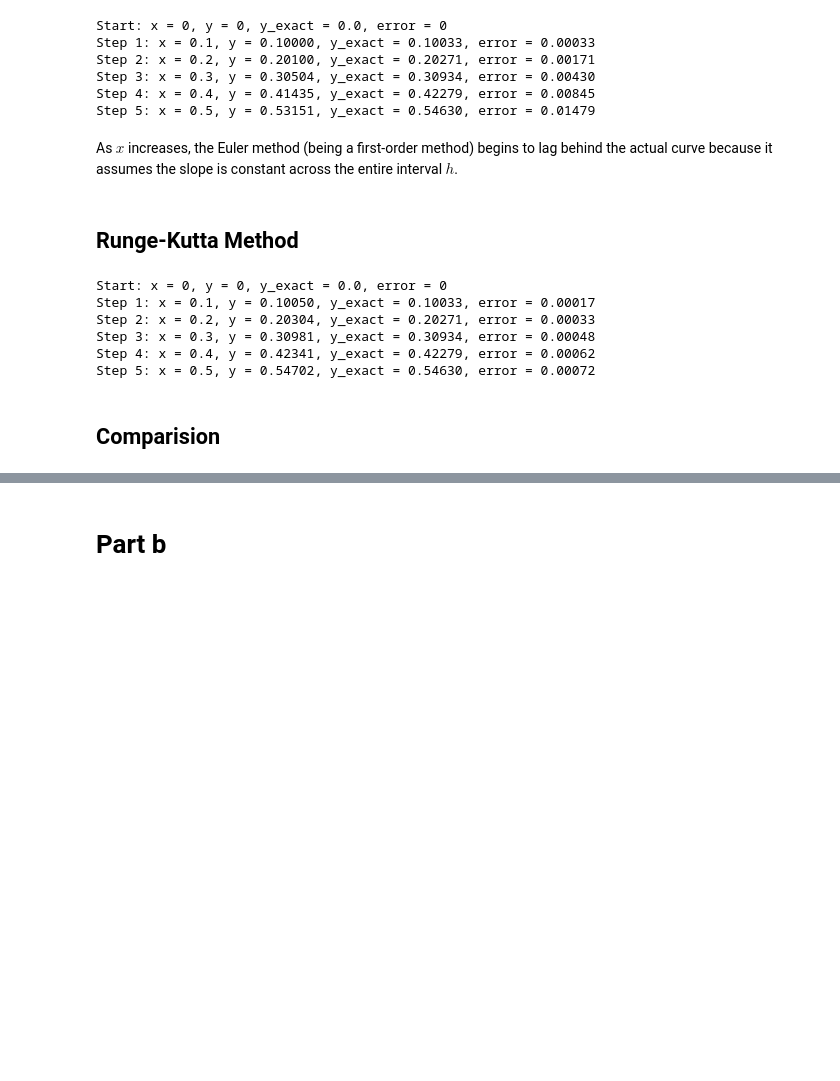
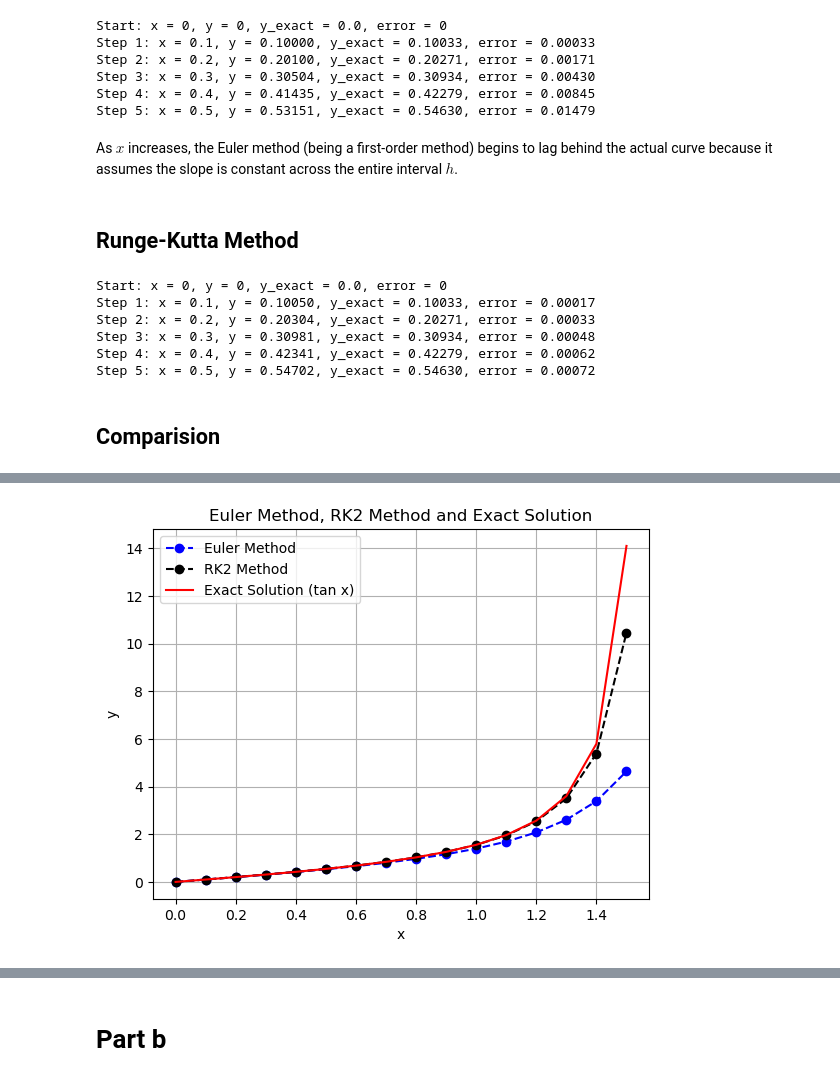
Before and after one commit to punyapaudel/hw3, a Jupyter notebook: problem1.ipynb, the cells around one changed output, grey strips where cells are left out. Cells and saved outputs as stored; diff of their text form; code cells hidden in the pictures; blank space fills up the shorter version.

```diff
--- a/problem1.ipynb
+++ b/problem1.ipynb
@@ -98 +100,92 @@ Step 5: x = 0.5, y = 0.54702, y_exact = 0.54630, error = 0.00072
+# %%
+import matplotlib.pyplot as plt
+import math
+
+# EULER
+x_eplot = [0]       # Start with initial x
+y_eplot = [0]       # Start with initial y
+y_exact_plot = [0] # Start with initial exact value
+
+xe = 0
+ye = 0
+
+# Step size (h)
+h = 0.1
+
+# How many steps to take
+steps = 15
+
+# Loop to perform Euler's Method
+for i in range(steps):
+    # 1. Calculate the slope: f(x, y) = y^2 + 1
+    slope = ye**2 + 1
+
+    # 2. Update y: y_new = y_old + h * slope
+    ye = ye + (h * slope)
+
+    # 3. Update x: x_new = x_old + h
+    xe = xe + h
+
+    # 4. Exact solution y_exact = tan (x)
+    y_exact = math.tan(xe)
+
+    # 5. Error (Difference)
+    error = abs(y_exact - ye)
+
+
+    # Store the values
+    x_eplot.append(xe)
+    y_eplot.append(ye)
+    y_exact_plot.append(y_exact)
+
+# RK2
+x_rplot = [0]
+y_rplot = [0]
+xr = 0
+yr = 0
+
+
+# Loop to perform RK2 (Heun's Method)
+for i in range(steps):
+    # 1. Calculate k1 (Slope at the start)
+    # This is exactly the same as the Euler slope: k1 = f(x, y) = y^2 + 1
+    k1 = yr**2 + 1
+
+    # 2. Predict y at the end of the interval (Euler step)
+    # We need this temporary y to find the slope at the end
+    y_end_predict = yr + h * k1
+
+    # 3. Calculate k2 (Slope at the end):
+    # We use the x at the end (x + h) and the predicted y: k2 = f(x+h, y_end_predict)
+    k2 = y_end_predict**2 + 1
+
+    # 4. Update y: Average of start slope (k1) and end slope (k2)
+    yr = yr + (h / 2) * (k1 + k2)
+
+    # 5. Update x: x_new = x_old + h
+    xr = xr + h
+
+    # 6. Exact solution y_exact = tan(x)
+    y_exact = math.tan(xr)
+
+    # 7. Error (Difference)
+    error = abs(y_exact - yr)
+
+    x_rplot.append(xr)
+    y_rplot.append(yr)
+
+
+
+plt.plot(x_eplot, y_eplot, 'bo--', label='Euler Method')
+plt.plot(x_rplot, y_rplot, 'ko--', label='RK2 Method')
+plt.plot(x_eplot, y_exact_plot, 'r-', label='Exact Solution (tan x)')
+
+plt.title("Euler Method, RK2 Method and Exact Solution")
+plt.xlabel("x")
+plt.ylabel("y")
+#plt.ylim(-5, 13)
+plt.legend()
+plt.grid(True)
+# %% [output]
+[figure, added]
 # %% [markdown]
```
Also changed, not shown: parts of 15 cells of this notebook.
